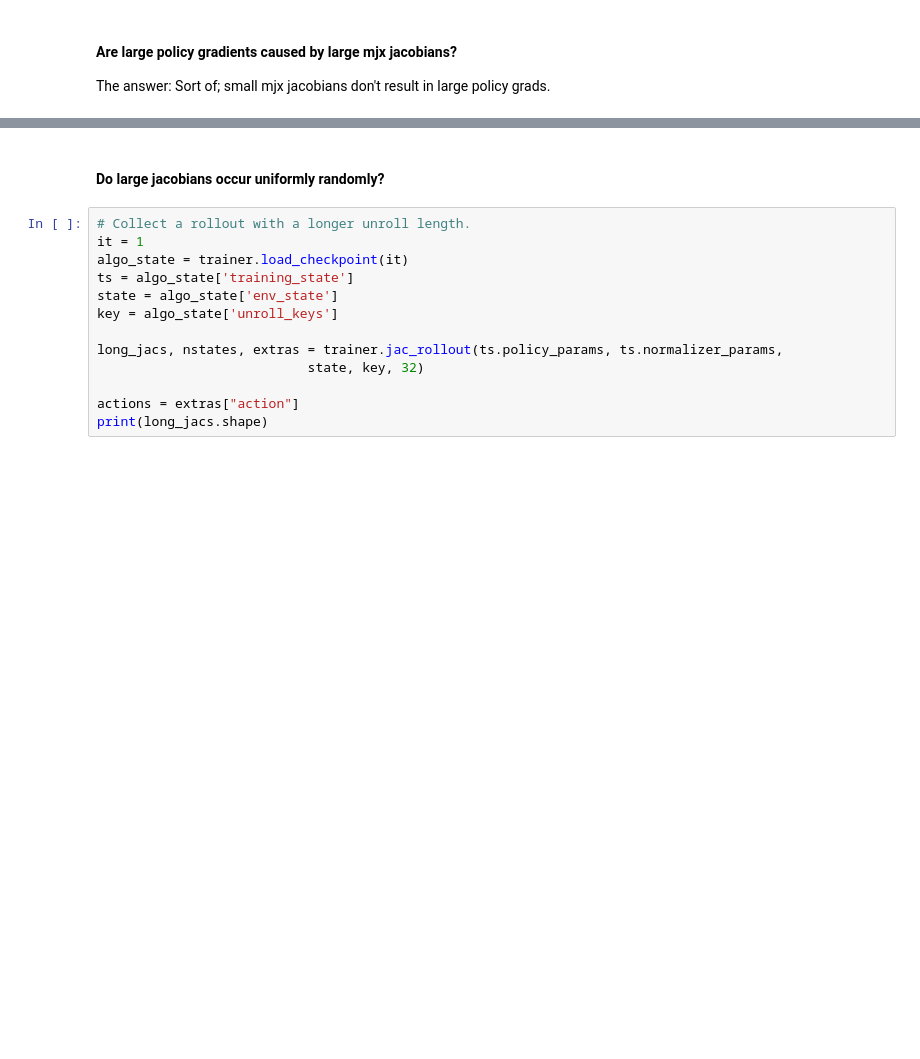
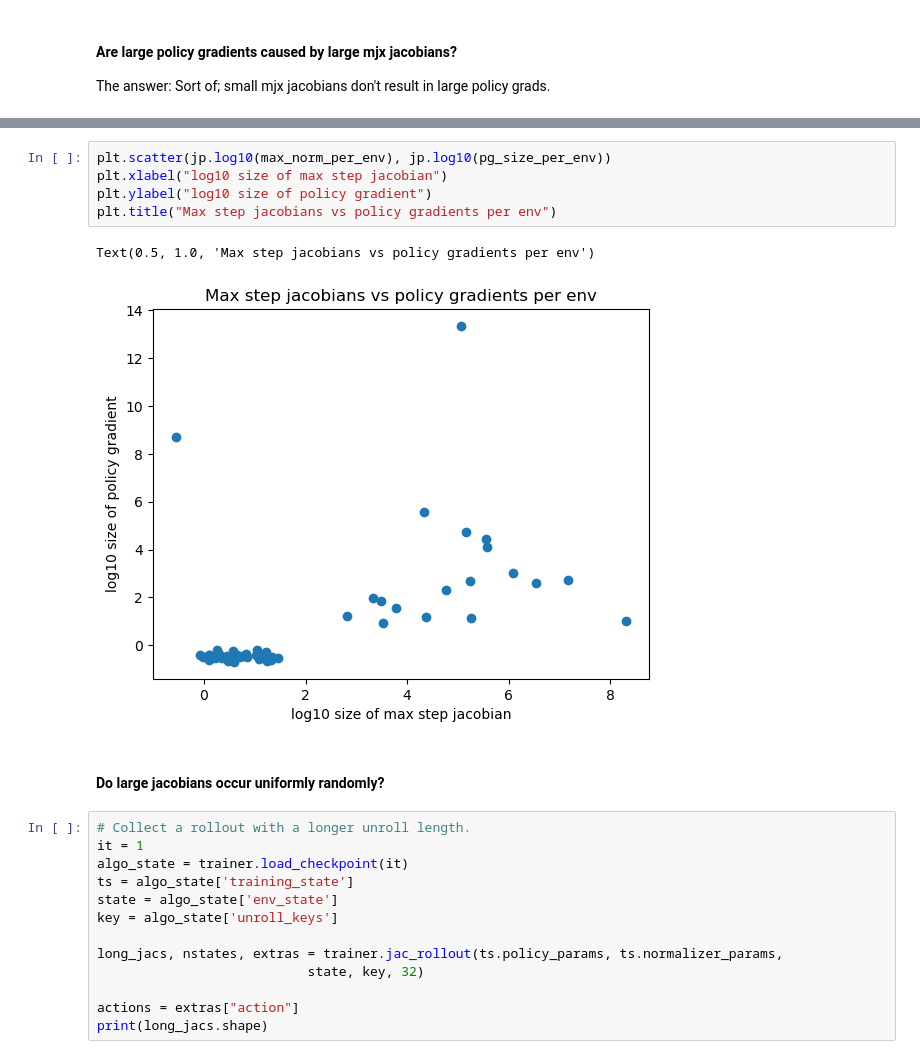
Before and after one commit to Andrew-Luo1/jax_shac, a Jupyter notebook: anymal.ipynb, the cells around one changed output, grey strips where cells are left out. Drawn from its saved outputs; the diff is of its cells as text; blank space fills up the shorter version.

```diff
--- a/anymal.ipynb
+++ b/anymal.ipynb
@@ -307,3 +329,11 @@ plt.scatter(jp.log10(max_norm_per_env), jp.log10(pg_size_per_env))
+# %%
+plt.scatter(jp.log10(max_norm_per_env), jp.log10(pg_size_per_env))
+plt.xlabel("log10 size of max step jacobian")
+plt.ylabel("log10 size of policy gradient")
+plt.title("Max step jacobians vs policy gradients per env")
+# %% [output]
+Text(0.5, 1.0, 'Max step jacobians vs policy gradients per env')
+[figure, added]
 # %% [markdown]
 #### Do large jacobians occur uniformly randomly?
 # %%
```
Also changed, not shown: parts of 27 cells of this notebook, 3 other files.
